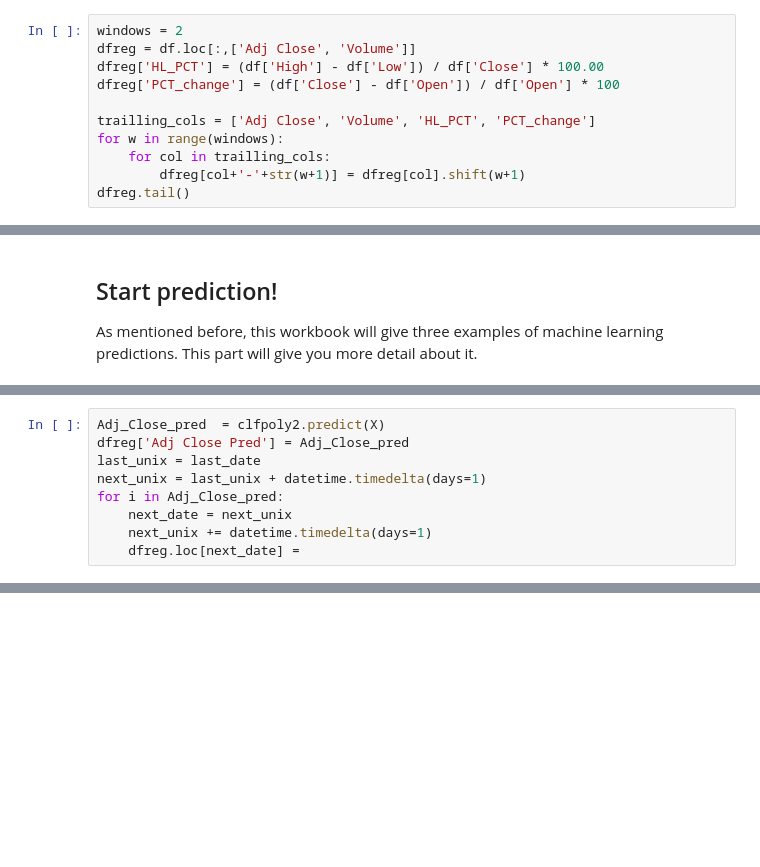
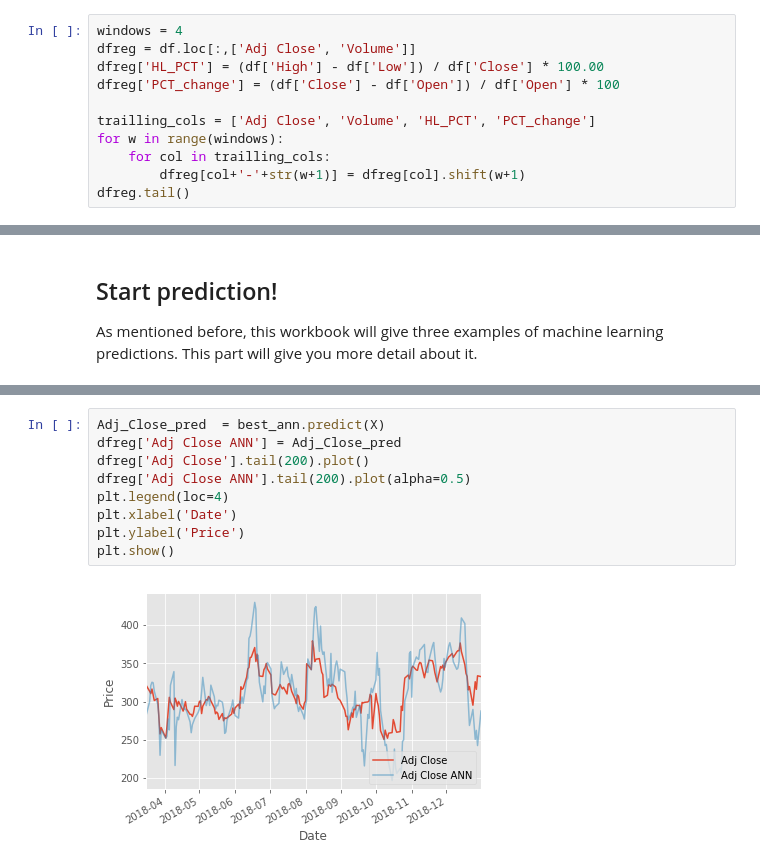
Before and after one commit to peeraponw/quick_stock_prediction, a Jupyter notebook: homework2.ipynb, the cells around one changed output, grey strips where cells are left out. Drawn from its saved outputs; the diff is of its cells as text; blank space fills up the shorter version.

```diff
--- a/homework2.ipynb
+++ b/homework2.ipynb
@@ -124,7 +125,7 @@ This workbook will use three machine learning algorithms to analize the stocks:
 ## Feature Engineering
 First of all, the features in our dataframe should be adjusted a bit. Let's add more features - High Low Percentage and Percentage Change.
 # %%
-windows = 2
+windows = 4
 dfreg = df.loc[:,['Adj Close', 'Volume']]
 dfreg['HL_PCT'] = (df['High'] - df['Low']) / df['Close'] * 100.00
 dfreg['PCT_change'] = (df['Close'] - df['Open']) / df['Open'] * 100
@@ -262,9 +180,0 @@ plt.show()
-# %%
-Adj_Close_pred  = clfpoly2.predict(X)
-dfreg['Adj Close Pred'] = Adj_Close_pred
-last_unix = last_date
-next_unix = last_unix + datetime.timedelta(days=1)
-for i in Adj_Close_pred:
-    next_date = next_unix
-    next_unix += datetime.timedelta(days=1)
-    dfreg.loc[next_date] =
@@ -270,0 +349,11 @@ for i in Adj_Close_pred:
+# %%
+Adj_Close_pred  = best_ann.predict(X)
+dfreg['Adj Close ANN'] = Adj_Close_pred
+dfreg['Adj Close'].tail(200).plot()
+dfreg['Adj Close ANN'].tail(200).plot(alpha=0.5)
+plt.legend(loc=4)
+plt.xlabel('Date')
+plt.ylabel('Price')
+plt.show()
+# %% [output]
+[figure, added]
```
Also changed, not shown: parts of 17 cells of this notebook.
